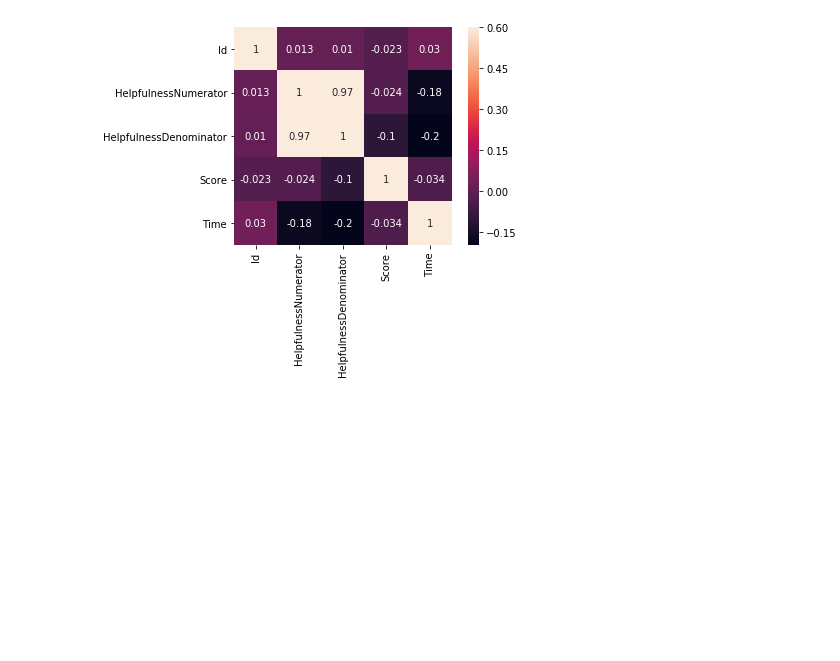
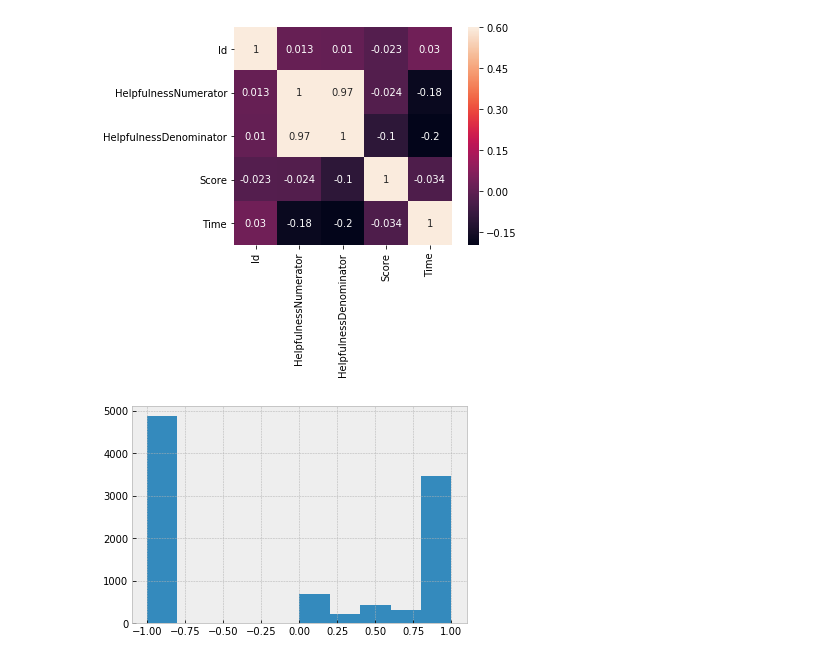
Before and after one commit to ChongMingWei/FUNDAMENTALS-OF-DATA-ANALYTICS-HW1, a Jupyter notebook: HW1-1.ipynb, the cells around one changed output. Saved outputs shown, nothing was run; the diff lists cells and outputs as text; code cells hidden in the pictures; blank space fills up the shorter version.

```diff
--- a/HW1-1.ipynb
+++ b/HW1-1.ipynb
@@ -86,3 +88,28 @@ foo = sns.heatmap(pd_data.drop(['ProductId','UserId', 'ProfileName', 'Summary',
                   vmax = 0.6, square = True, annot=True)
 # %% [output]
 [figure]
+# %%
+numerator = []
+denominator = []
+for i in range(10000):
+    num = pd_data.loc[i,'HelpfulnessNumerator']
+    numerator.append(num)
+    deno = pd_data.loc[i,'HelpfulnessDenominator']
+    denominator.append(deno)
+
+commentratio = []
+for i in range(10000):
+    if numerator[i] > denominator[i]:
+        print("exception!!")
+    elif numerator[i] == 0 and denominator[i] == 0:
+        commentratio.append(-1)
+    else:
+        commentratio.append(numerator[i]/denominator[i])
+
+commentratio_array = np.array(commentratio)
+
+plt.style.use('bmh')
+plt.hist(commentratio_array)
+plt.show()
+# %% [output]
+[figure, added]
```
Also changed, not shown: parts of 3 cells of this notebook.
